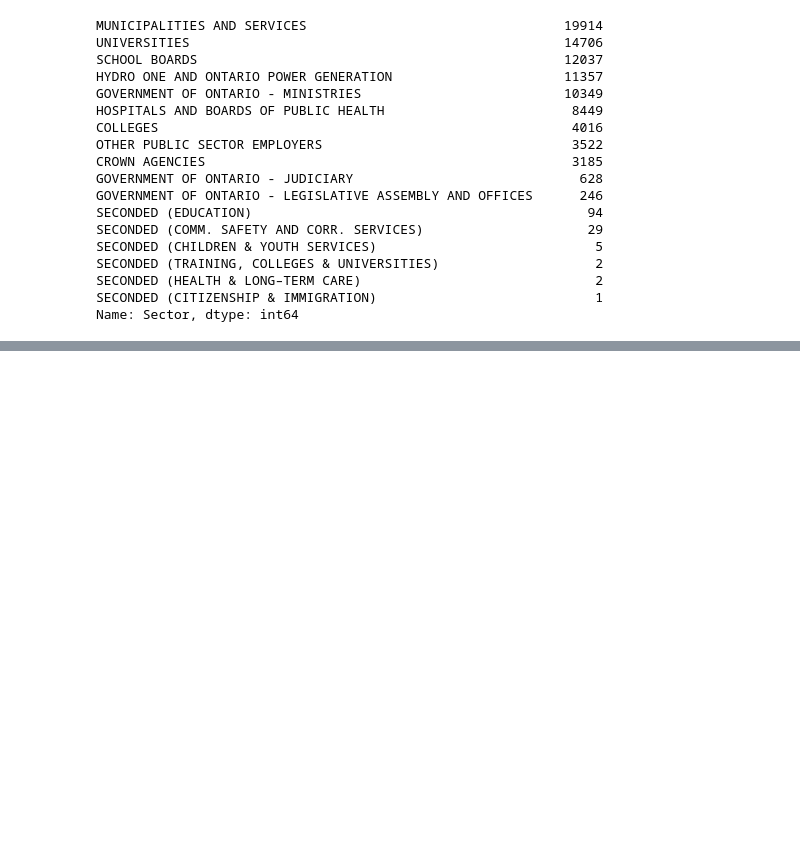
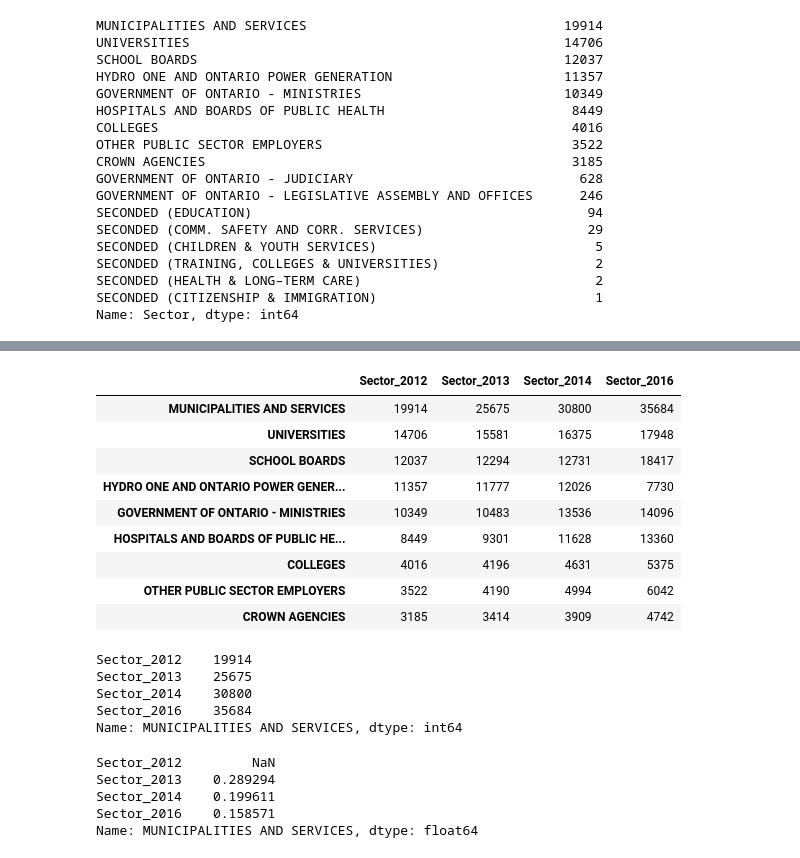
Before and after one commit to StanleyTYLau/Sunshine_List, a Jupyter notebook: Ontario Sunshine List.ipynb, the cells around one changed output, grey strips where cells are left out. Cells and saved outputs as stored; diff of their text form; code cells hidden in the pictures; blank space fills up the shorter version.

```diff
--- a/Ontario Sunshine List.ipynb
+++ b/Ontario Sunshine List.ipynb
@@ -327,0 +314,30 @@ sectors_in_years.apply(lambda row: row>1000)
+# %%
+aa = sectors_in_years[sect_over1000]
+aa
+# %% [output]
+|  | Sector_2012 | Sector_2013 | Sector_2014 | Sector_2016 |
+| MUNICIPALITIES AND SERVICES | 19914 | 25675 | 30800 | 35684 |
+| UNIVERSITIES | 14706 | 15581 | 16375 | 17948 |
+| SCHOOL BOARDS | 12037 | 12294 | 12731 | 18417 |
+| HYDRO ONE AND ONTARIO POWER GENER... | 11357 | 11777 | 12026 | 7730 |
+| GOVERNMENT OF ONTARIO - MINISTRIES | 10349 | 10483 | 13536 | 14096 |
+| HOSPITALS AND BOARDS OF PUBLIC HE... | 8449 | 9301 | 11628 | 13360 |
+| COLLEGES | 4016 | 4196 | 4631 | 5375 |
+| OTHER PUBLIC SECTOR EMPLOYERS | 3522 | 4190 | 4994 | 6042 |
+| CROWN AGENCIES | 3185 | 3414 | 3909 | 4742 |
+# %%
+aa.iloc[0]
+# %% [output]
+Sector_2012    19914
+Sector_2013    25675
+Sector_2014    30800
+Sector_2016    35684
+Name: MUNICIPALITIES AND SERVICES, dtype: int64
+# %%
+aa.iloc[0].pct_change()
+# %% [output]
+Sector_2012         NaN
+Sector_2013    0.289294
+Sector_2014    0.199611
+Sector_2016    0.158571
+Name: MUNICIPALITIES AND SERVICES, dtype: float64
```
Also changed, not shown: parts of 14 cells of this notebook.
